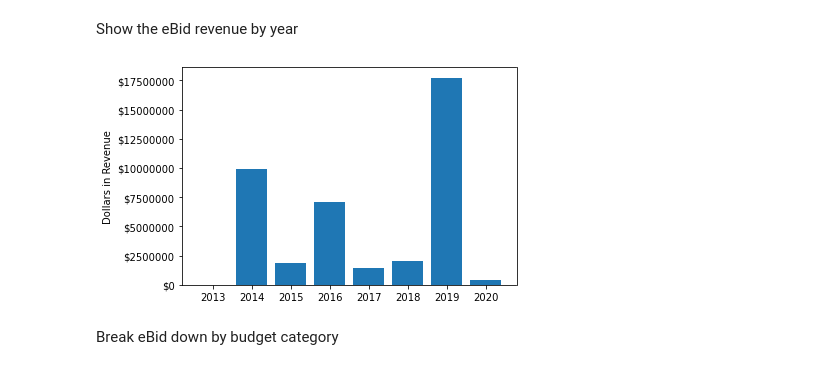
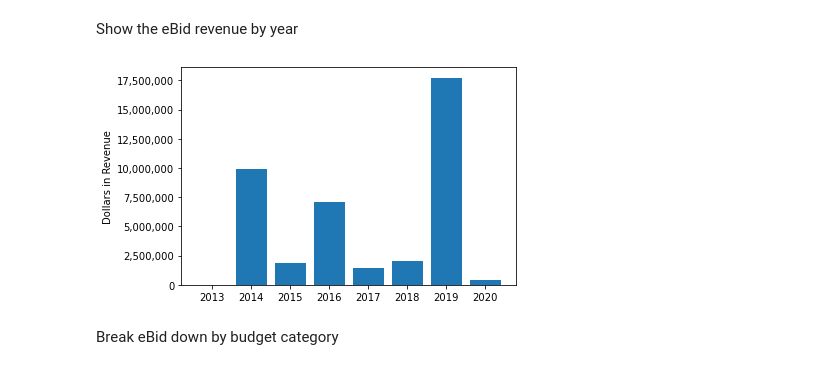
Before and after one commit to ausifer/nashville-gov-selling-stuff, a Jupyter notebook: notebooks/nashville_gov_selling_stuff.ipynb, the cells around one changed output. Saved outputs shown, nothing was run; the diff lists cells and outputs as text; code cells hidden in the pictures.

```diff
--- a/notebooks/nashville_gov_selling_stuff.ipynb
+++ b/notebooks/nashville_gov_selling_stuff.ipynb
@@ -226,12 +242,15 @@ Show the eBid revenue by year
 # %%
 # plt.bar(ebid_budget_df['Year'],ebid_budget_df['eBid Revenue'])
 fig, ax = plt.subplots()
 ax.get_yaxis().set_major_formatter(FormatStrFormatter('$%.0f'))
+
 plt.bar(ebid_budget_df['Year'],ebid_budget_df['eBid Revenue'])
+current_values = plt.gca().get_yticks()
+plt.gca().set_yticklabels(['{:,.0f}'.format(x) for x in current_values])
 plt.ylabel("Dollars in Revenue")
 plt.show()
 # %% [output]
-[figure, old version]
+[figure, new version]
 # %% [markdown]
 Break eBid down by budget category
 # %%
```
Also changed, not shown: parts of 17 cells of this notebook, 4 other files.
